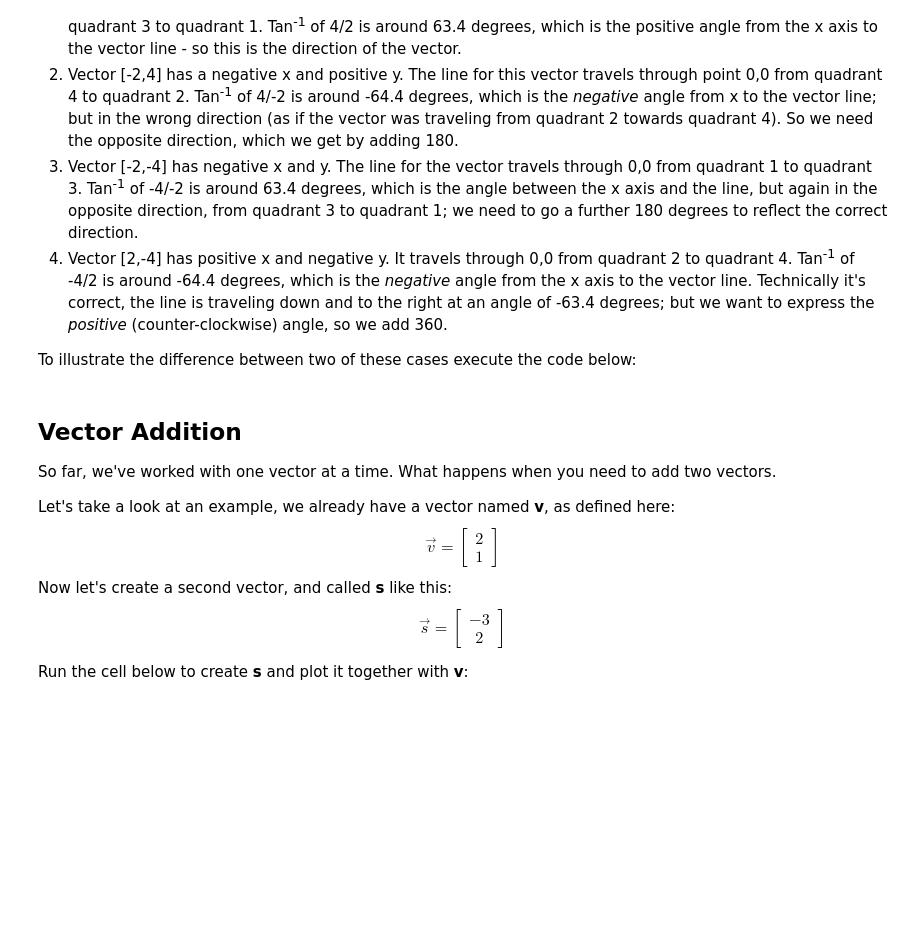
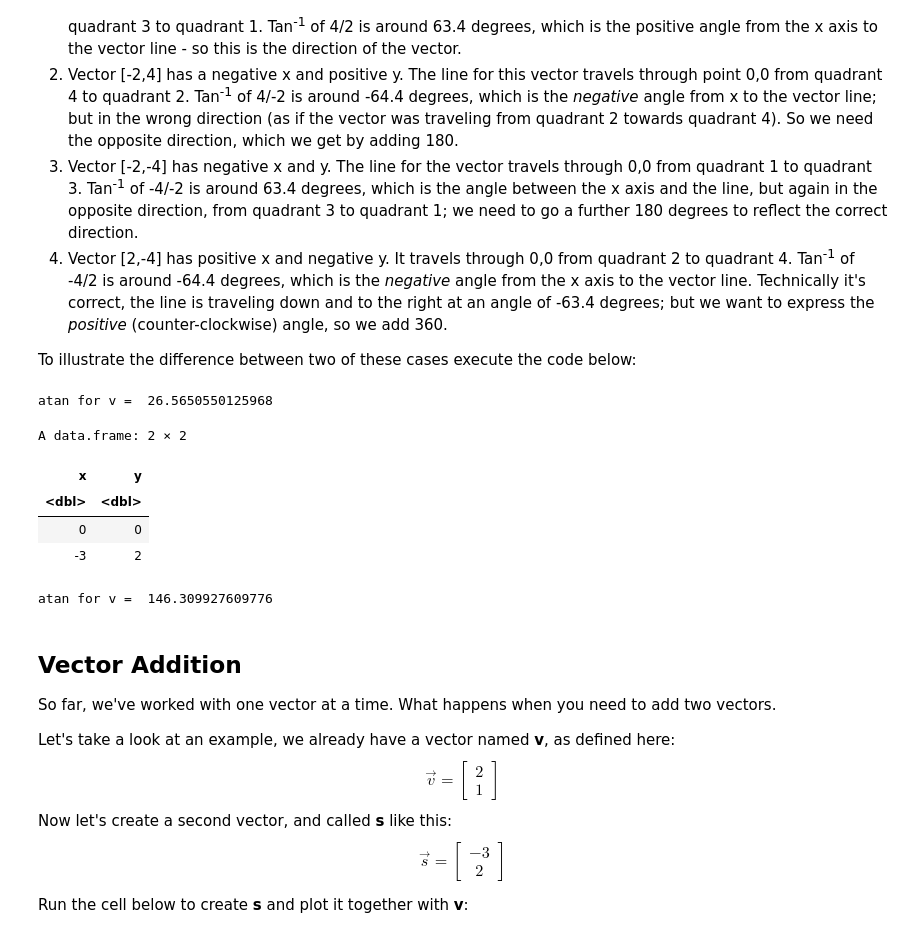
Before and after one commit to enivre1717/STD-0521A, a Jupyter notebook: 05-01-Vectors.ipynb, the cells around one changed output. Saved outputs shown, nothing was run; the diff lists cells and outputs as text; code cells hidden in the pictures; blank space fills up the shorter version.

```diff
--- a/05-01-Vectors.ipynb
+++ b/05-01-Vectors.ipynb
@@ -123,11 +123,19 @@ To illustrate the difference between two of these cases execute the code below:
 # %%
 cat(paste('atan for v = ', as.character(NISTradianTOdeg(atan(v[2,2]/v[2,1]))), '\n'))
 
 ## Another data frame s
 s = data.frame(x = c(0,-3), y = c(0,2))
-
+s
 ## Print the arc tan of s
 cat(paste('atan for v = ', as.character(180 + NISTradianTOdeg(atan(s[2,2]/s[2,1])))))
+# %% [output]
+atan for v =  26.5650550125968
+A data.frame: 2 × 2
+| x | y |
+| <dbl> | <dbl> |
+| 0 | 0 |
+| -3 | 2 |
+atan for v =  146.309927609776
 # %% [markdown]
 ## Vector Addition
 So far, we've worked with one vector at a time. What happens when you need to add two vectors.
```
Also changed, not shown: parts of 2 cells of this notebook, 6 other files.
